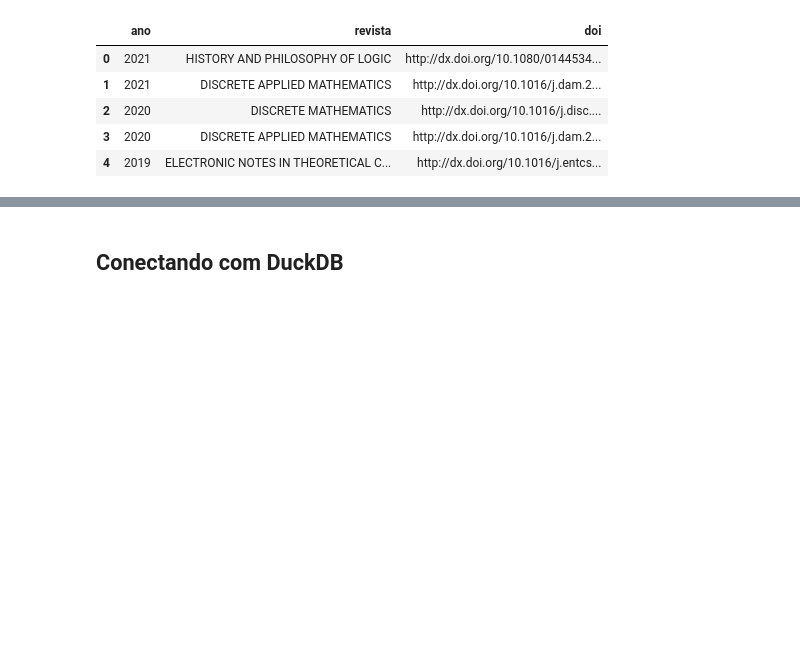
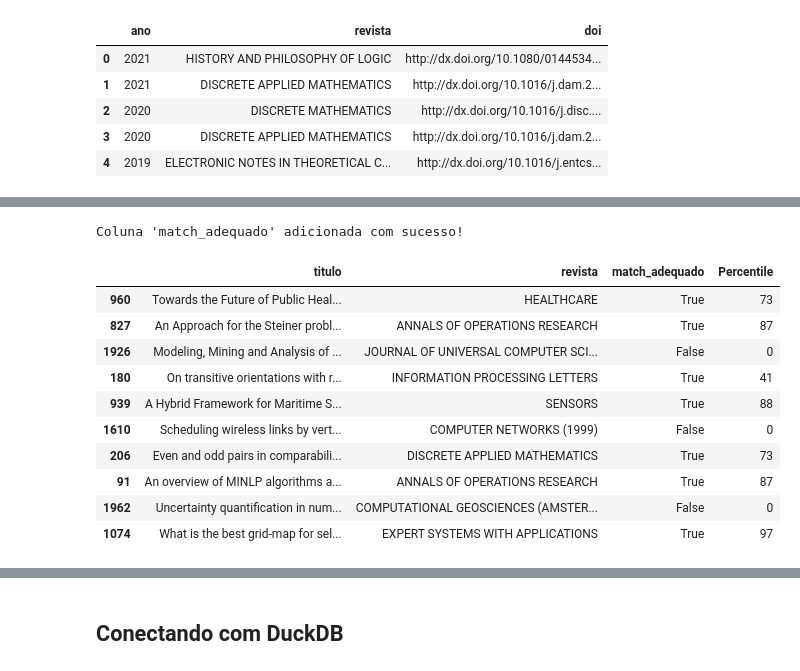
Before and after one commit to alobogiron/pesc_stats, a Jupyter notebook: analyse.ipynb, the cells around one changed output, grey strips where cells are left out. Saved outputs shown, nothing was run; the diff lists cells and outputs as text; code cells hidden in the pictures; blank space fills up the shorter version.

```diff
--- a/analyse.ipynb
+++ b/analyse.ipynb
@@ -370,0 +649,29 @@ Length: 21, dtype: Int64
+# %%
+# Cria a coluna indicando se o match ocorreu de forma adequada
+# O método .notna() retorna True se existe um ID da Scopus, e False se for nulo (<NA>)
+df_artigos_final['match_adequado'] = df_artigos_final['Scopus Source ID'].notna()
+
+# Atualizando a lista de colunas para exibir essa nova no começo
+colunas_finais = [
+    'id_lattes', 'titulo', 'revista', 'ano', 'match_adequado', # <- Nova coluna aqui
+    'Scopus Source ID', 'Title', 'Percentile',
+    'Scopus ASJC Code (Sub-subject Area)', 'Scopus Sub-Subject Area', 'E-ISSN',
+    'Computation Area'
+]
+df_artigos_final = df_artigos_final[colunas_finais]
+
+print("\nColuna 'match_adequado' adicionada com sucesso!")
+display(df_artigos_final[['titulo', 'revista', 'match_adequado', 'Percentile']].sample(10))
+# %% [output]
+Coluna 'match_adequado' adicionada com sucesso!
+|  | titulo | revista | match_adequado | Percentile |
+| 960 | Towards the Future of Public Heal... | HEALTHCARE | True | 73 |
+| 827 | An Approach for the Steiner probl... | ANNALS OF OPERATIONS RESEARCH | True | 87 |
+| 1926 | Modeling, Mining and Analysis of ... | JOURNAL OF UNIVERSAL COMPUTER SCI... | False | 0 |
+| 180 | On transitive orientations with r... | INFORMATION PROCESSING LETTERS | True | 41 |
+| 939 | A Hybrid Framework for Maritime S... | SENSORS | True | 88 |
+| 1610 | Scheduling wireless links by vert... | COMPUTER NETWORKS (1999) | False | 0 |
+| 206 | Even and odd pairs in comparabili... | DISCRETE APPLIED MATHEMATICS | True | 73 |
+| 91 | An overview of MINLP algorithms a... | ANNALS OF OPERATIONS RESEARCH | True | 87 |
+| 1962 | Uncertainty quantification in num... | COMPUTATIONAL GEOSCIENCES (AMSTER... | False | 0 |
+| 1074 | What is the best grid-map for sel... | EXPERT SYSTEMS WITH APPLICATIONS | True | 97 |
```
Also changed, not shown: parts of 32 cells of this notebook, 4 other files.
